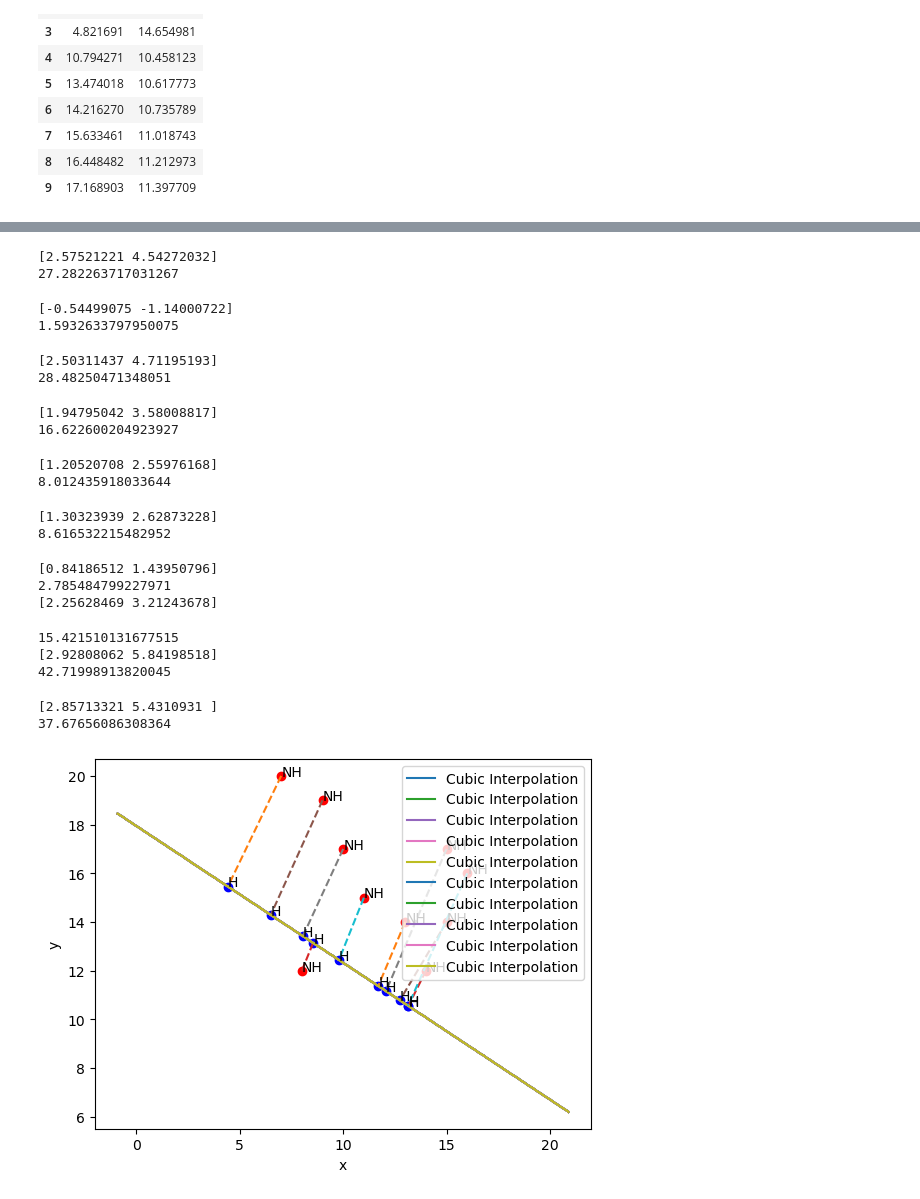
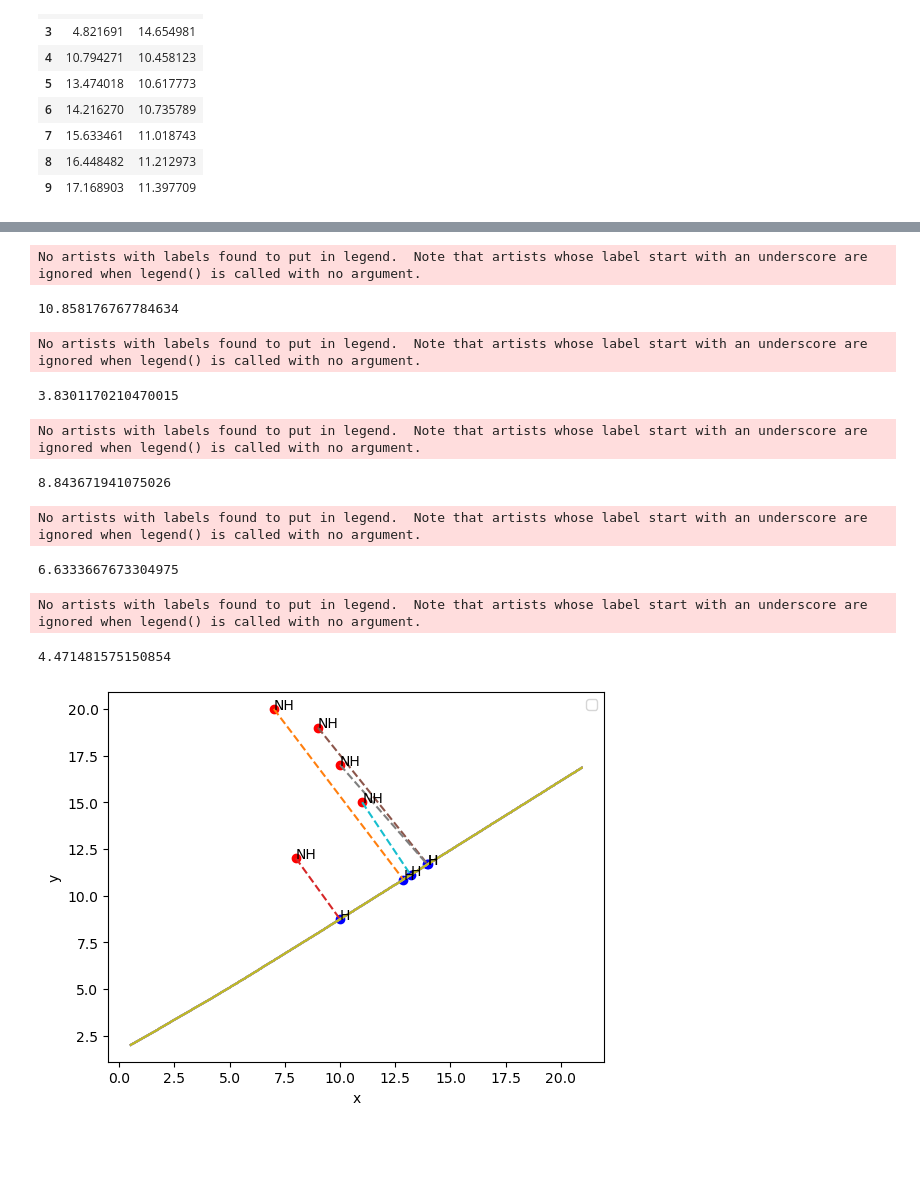
Before and after one commit to dsin85691/SSBA_For_Counterfactuals, a Jupyter notebook: displacement_algorithm_week3_5.ipynb, the cells around one changed output, grey strips where cells are left out. Saved outputs shown, nothing was run; the diff lists cells and outputs as text; code cells hidden in the pictures; blank space fills up the shorter version.

```diff
--- a/displacement_algorithm_week3_5.ipynb
+++ b/displacement_algorithm_week3_5.ipynb
@@ -14,4 +32,7 @@ svm_classifier = svm.SVC(kernel='poly',C=10, degree=2)
 # %%
+import math
+
+# Determines the new point that takes the original data point across the decision boundary.
 def direction_func(data_pt, final_dist_vec, scaler, direction, x1=0):
     if direction == "negative":
         x1 = x1 * -1
@@ -19,9 +40,11 @@ def direction_func(data_pt, final_dist_vec, scaler, direction, x1=0):
     modified_pt = data_pt - final_dist_vec*scaler + margin
     return modified_pt
 
+# Distance formula function
 def J(x1, y1, x2, y2):
-    return (x2-x1)**2 + (y2-y1)**2
+    return math.sqrt((x2-x1)**2 + (y2-y1)**2)
 
+# Finds the interpolated point with a minimal distance from the data point
 def displacement_func2(X_pred, Y_pred, datapt, margin=0):
     X_pred = X_pred.flatten()
     Y_pred = Y_pred.flatten()
@@ -34,17 +57,15 @@ def displacement_func2(X_pred, Y_pred, datapt, margin=0):
 
         dist = J(x,y, datapt[0], datapt[1])
 
-        # Taking the absolute value since we only that value of orthogonality is as close to 0 as possible
         if min_dist > dist:
             min_dist = dist
             min_point_vector = (datapt[0] - x, datapt[1] - y)
-    print(min_point_vector)
+
     return min_point_vector
 
 # Uniqueness of orthogonal projection: https://math.stackexchange.com/questions/953997/uniqueness-of-orthogonal-projections
 # Minimum distance orthogonal projection: https://math.stackexchange.com/questions/2304079/show-orthogonal-projection-is-minimal-distance
 def displacement_func(X_pred, Y_pred, data_pt, margin=0):
-    #X_pred[1:-1], y_pred[1:-1]
     X_pred = X_pred.flatten()
     Y_pred = Y_pred.flatten()
 
@@ -65,7 +86,9 @@ def displacement_func(X_pred, Y_pred, data_pt, margin=0):
         line_vector_norm = line_vector / line_vector_m
         point_vector_norm = point_vector / point_vector_m
 
+        # Should be in the range of [-1, 1]
         orthogonal = np.matmul(line_vector_norm, point_vector_norm)
+
         # Taking the absolute value since we only that value of orthogonality is as close to 0 as possible
         orthogonal = abs(orthogonal)
 
@@ -73,8 +96,4 @@ def displacement_func(X_pred, Y_pred, data_pt, margin=0):
             min_orthogonal = orthogonal
             min_point_vector = point_vector
 
-    # print(Z[0])
-    # print(ZMOD[0])
-    # print(ZREF[0])
-    print(min_point_vector)
     return min_point_vector
@@ -81,6 +113,7 @@ def displacement_func(X_pred, Y_pred, data_pt, margin=0):
 # %%
 from scipy.interpolate import interp1d
 
+# Generates the decision boundary in the case of binary classification
 def boundary_generator(xx1, xx2, model, margin=0.005):
     data = np.array([xx1.ravel(), xx2.ravel()]).T
     class_labels = model.predict(data).reshape(xx1.shape)
@@ -95,6 +128,7 @@ def boundary_generator(xx1, xx2, model, margin=0.005):
 
     return boundary_df
 
+# Helps to locate a better decision boundary
 def smooth_op(model, left, right):
     model_left = model.predict(left)
     model_right = model.predict(right)
@@ -105,10 +139,8 @@ def smooth_op(model, left, right):
 
     return left
 
-def J(x1, y1, x2, y2):
-    return (x2-x1)**2 + (y2-y1)**2
-
-def optimal_point(df, model, desired_class, undesired_coords, step_size=0.005, N=10000, margin=0.001,test=False, contours_val=False, diff_check=False):
+# Algorithm that determines the point that is closest to the decision boundary from a specified data point (undesired_coords)
+def optimal_point(df, model, desired_class, undesired_coords, step_size=0.005, N=10000, margin=0.001, test=False, contours_val=False):
 
     # First feature
     X1=df['x1']
@@ -154,9 +186,7 @@ def optimal_point(df, model, desired_class, undesired_coords, step_size=0.005, N
                 i+=1
         plt.plot(x_coords, y_coords, label='Decision Boundary')
 
-    # plt.plot(bound_x, bound_y, 'o', label='Original Data')  # Original points
     plt.plot(X_pred, Y_pred)  # Interpolated curve
-    #plt.plot(x_coords, y_coords, label='Decision Boundary')
     plt.xlabel('x')
     plt.ylabel('y')
 
@@ -226,17 +258,18 @@ array([[13.47450866, 10.61784232]])
 # %%
+# Data frame consisting of all "non-healthy" data points or points where the classification is -1
 undesired_df = df.loc[df['y'] == -1]
 
 undesired_df = undesired_df.drop(columns=['y'])
-# print(undesired_df)
 
 optimal_datapts = pd.DataFrame(data=[], columns=('x1', 'x2'))
 
+# Iterates over each of the rows of the undesired dataframe and finds the optimal point
 for r in range(undesired_df.shape[0]):
 
     # Undesired data point
     data_pt = undesired_df.iloc[r]
 
-    optimal_pt = optimal_point(df, svm_classifier, desired_class=1, undesired_coords=data_pt, contours_val=False, diff_check=False, N=10000, step_size=0.05, test=False)
+    optimal_pt = optimal_point(df, svm_classifier, desired_class=1, undesired_coords=data_pt, contours_val=False, N=10000, step_size=0.05, test=False)
 
     optimal_datapts.loc[len(optimal_datapts)] = optimal_pt[0]
 # %% [output]
@@ -293,16 +326,14 @@ undesired_df
 undesired_df = df.loc[df['y'] == -1]
 
 undesired_df = undesired_df.drop(columns=['y'])
-# print(undesired_df)
 
 optimal_datapts = pd.DataFrame(data=[], columns=('x1', 'x2'))
 
 for r in range(undesired_df.shape[0]):
 
-    # Undesired data point
     data_pt = undesired_df.iloc[r]
 
-    optimal_pt = optimal_point(df, svm_classifier, desired_class=1, undesired_coords=data_pt, contours_val=False, diff_check=False, N=10000, step_size=0.05, test=True)
+    optimal_pt = optimal_point(df, svm_classifier, desired_class=1, undesired_coords=data_pt, contours_val=False, N=10000, step_size=0.05, test=True)
 
     optimal_datapts.loc[len(optimal_datapts)] = optimal_pt[0]
 # %% [output]
@@ -358,30 +389,20 @@ array([[13.95067079, 11.67142092]])
 # %%
 optimal_datapts = pd.DataFrame(data=[], columns=('x1', 'x2'))
 test_set = pd.concat([X_test, y_test],axis=1)
-for r in range(undesired_df.shape[0]):
+for r in range(test_set.shape[0]):
     # Undesired data point
     data_pt = undesired_df.iloc[r]
     optimal_pt = optimal_point(df=pd.concat([X_train, y_train],axis=1), model=clf, desired_class=1, undesired_coords=data_pt, N=10000, step_size=0.05)
     optimal_datapts.loc[len(optimal_datapts)] = optimal_pt[0]
 # %% [output]
-[2.57521221 4.54272032]
-27.282263717031267
+No artists with labels found to put in legend.  Note that artists whose label start with an underscore are ignored when legend() is called with no argument.
-[-0.54499075 -1.14000722]
-1.5932633797950075
+10.858176767784634
-[2.50311437 4.71195193]
-28.48250471348051
+No artists with labels found to put in legend.  Note that artists whose label start with an underscore are ignored when legend() is called with no argument.
-[1.94795042 3.58008817]
-16.622600204923927
+3.8301170210470015
-[1.20520708 2.55976168]
-8.012435918033644
+No artists with labels found to put in legend.  Note that artists whose label start with an underscore are ignored when legend() is called with no argument.
-[1.30323939 2.62873228]
-8.616532215482952
+8.843671941075026
-[0.84186512 1.43950796]
-2.785484799227971
-[2.25628469 3.21243678]
+No artists with labels found to put in legend.  Note that artists whose label start with an underscore are ignored when legend() is called with no argument.
-15.421510131677515
-[2.92808062 5.84198518]
-42.71998913820045
+6.6333667673304975
-[2.85713321 5.4310931 ]
-37.67656086308364
+No artists with labels found to put in legend.  Note that artists whose label start with an underscore are ignored when legend() is called with no argument.
+4.471481575150854
-[figure, old version]
+[figure, new version]
```
Also changed, not shown: parts of 18 cells of this notebook.
